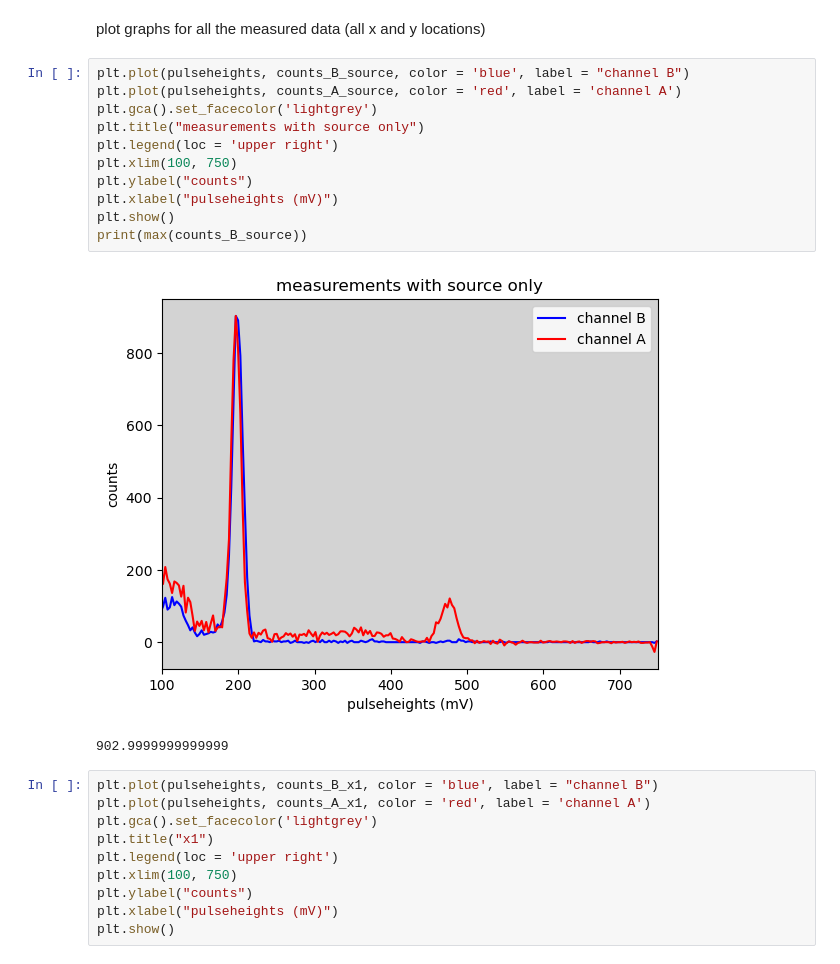
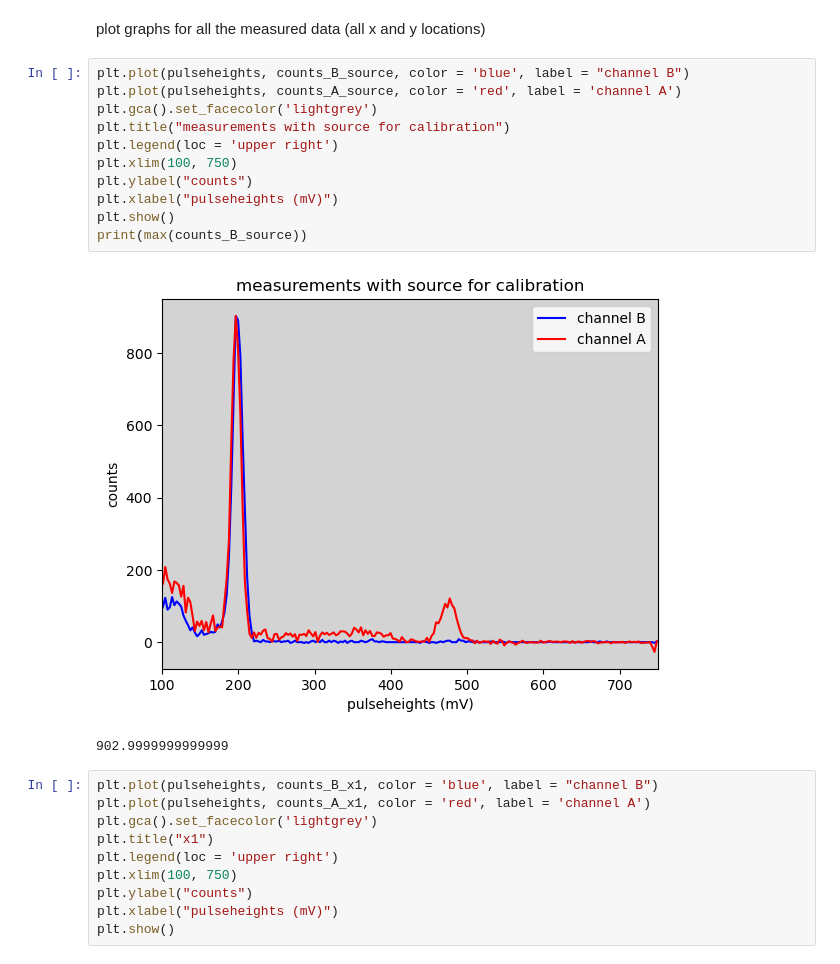
Before and after one commit to jrc-rodriguez/particle_physics, a Jupyter notebook: graphs_data.ipynb, the cells around one changed output. Saved outputs shown, nothing was run; the diff lists cells and outputs as text.

Commit message:
adjusted visuals

```diff
--- a/graphs_data.ipynb
+++ b/graphs_data.ipynb
@@ -156,16 +156,16 @@ plot graphs for all the measured data (all x and y locations)
 # %%
 plt.plot(pulseheights, counts_B_source, color = 'blue', label = "channel B")
 plt.plot(pulseheights, counts_A_source, color = 'red', label = 'channel A')
 plt.gca().set_facecolor('lightgrey')
-plt.title("measurements with source only")
+plt.title("measurements with source for calibration")
 plt.legend(loc = 'upper right')
 plt.xlim(100, 750)
 plt.ylabel("counts")
 plt.xlabel("pulseheights (mV)")
 plt.show()
 print(max(counts_B_source))
 # %% [output]
-[figure, old version]
+[figure, new version]
 902.9999999999999
 # %%
 plt.plot(pulseheights, counts_B_x1, color = 'blue', label = "channel B")
```
Also changed, not shown: parts of 2 cells of this notebook, 1 other file.
